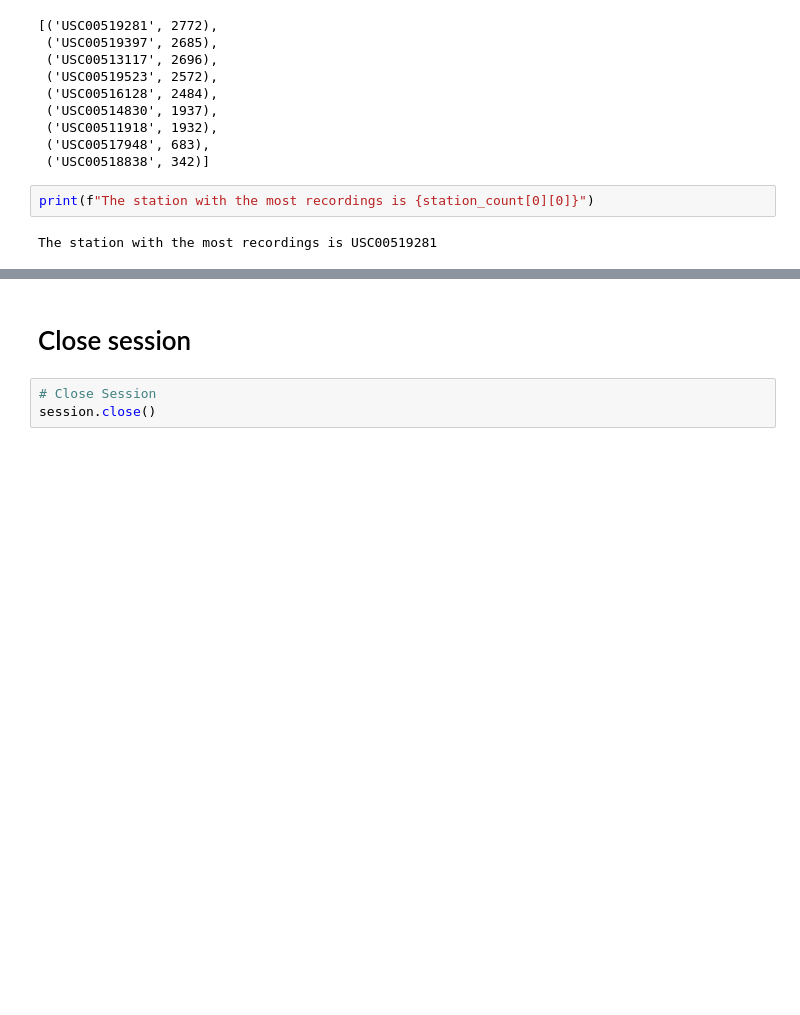
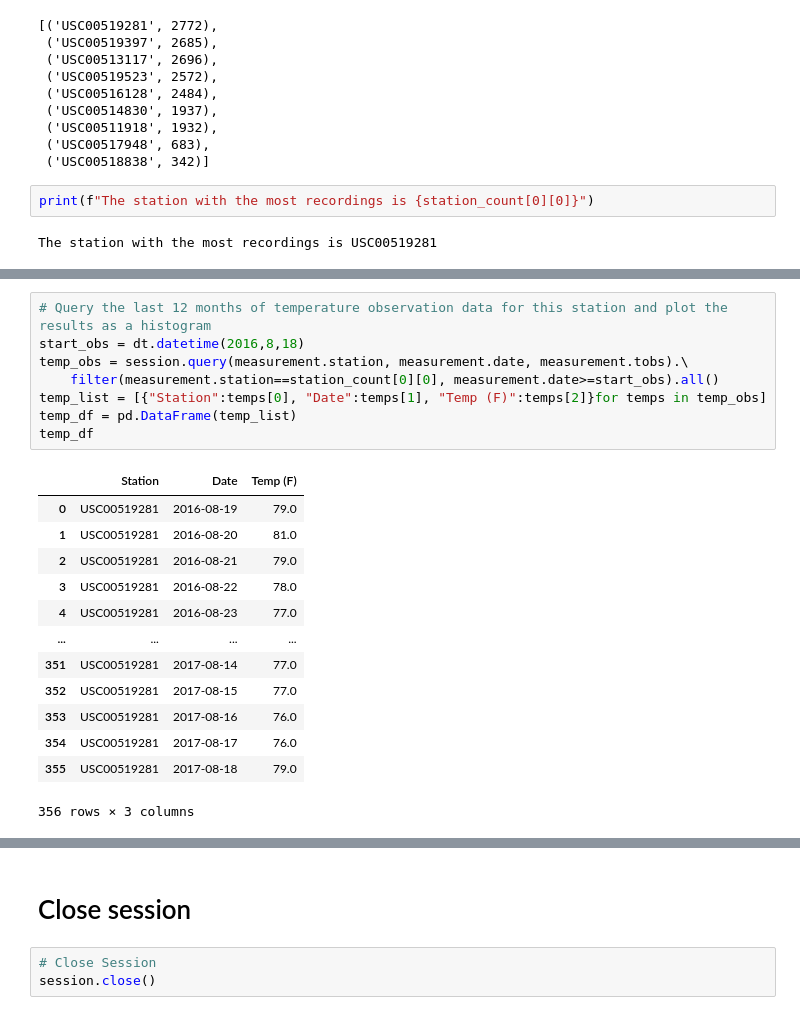
Before and after one commit to Travbz/SQLalchemy-challenge-, a Jupyter notebook: climate_starter.ipynb, the cells around one changed output, grey strips where cells are left out. Drawn from its saved outputs; the diff is of its cells as text; blank space fills up the shorter version.

```diff
--- a/climate_starter.ipynb
+++ b/climate_starter.ipynb
@@ -179,0 +184,22 @@ The max temp at USC00519281 is 85.0
+# %%
+# Query the last 12 months of temperature observation data for this station and plot the results as a histogram
+start_obs = dt.datetime(2016,8,18)
+temp_obs = session.query(measurement.station, measurement.date, measurement.tobs).\
+    filter(measurement.station==station_count[0][0], measurement.date>=start_obs).all()
+temp_list = [{"Station":temps[0], "Date":temps[1], "Temp (F)":temps[2]}for temps in temp_obs]
+temp_df = pd.DataFrame(temp_list)
+temp_df
+# %% [output]
+|  | Station | Date | Temp (F) |
+| 0 | USC00519281 | 2016-08-19 | 79.0 |
+| 1 | USC00519281 | 2016-08-20 | 81.0 |
+| 2 | USC00519281 | 2016-08-21 | 79.0 |
+| 3 | USC00519281 | 2016-08-22 | 78.0 |
+| 4 | USC00519281 | 2016-08-23 | 77.0 |
+| ... | ... | ... | ... |
+| 351 | USC00519281 | 2017-08-14 | 77.0 |
+| 352 | USC00519281 | 2017-08-15 | 77.0 |
+| 353 | USC00519281 | 2017-08-16 | 76.0 |
+| 354 | USC00519281 | 2017-08-17 | 76.0 |
+| 355 | USC00519281 | 2017-08-18 | 79.0 |
+356 rows × 3 columns
```
Also changed, not shown: parts of 4 cells of this notebook.
